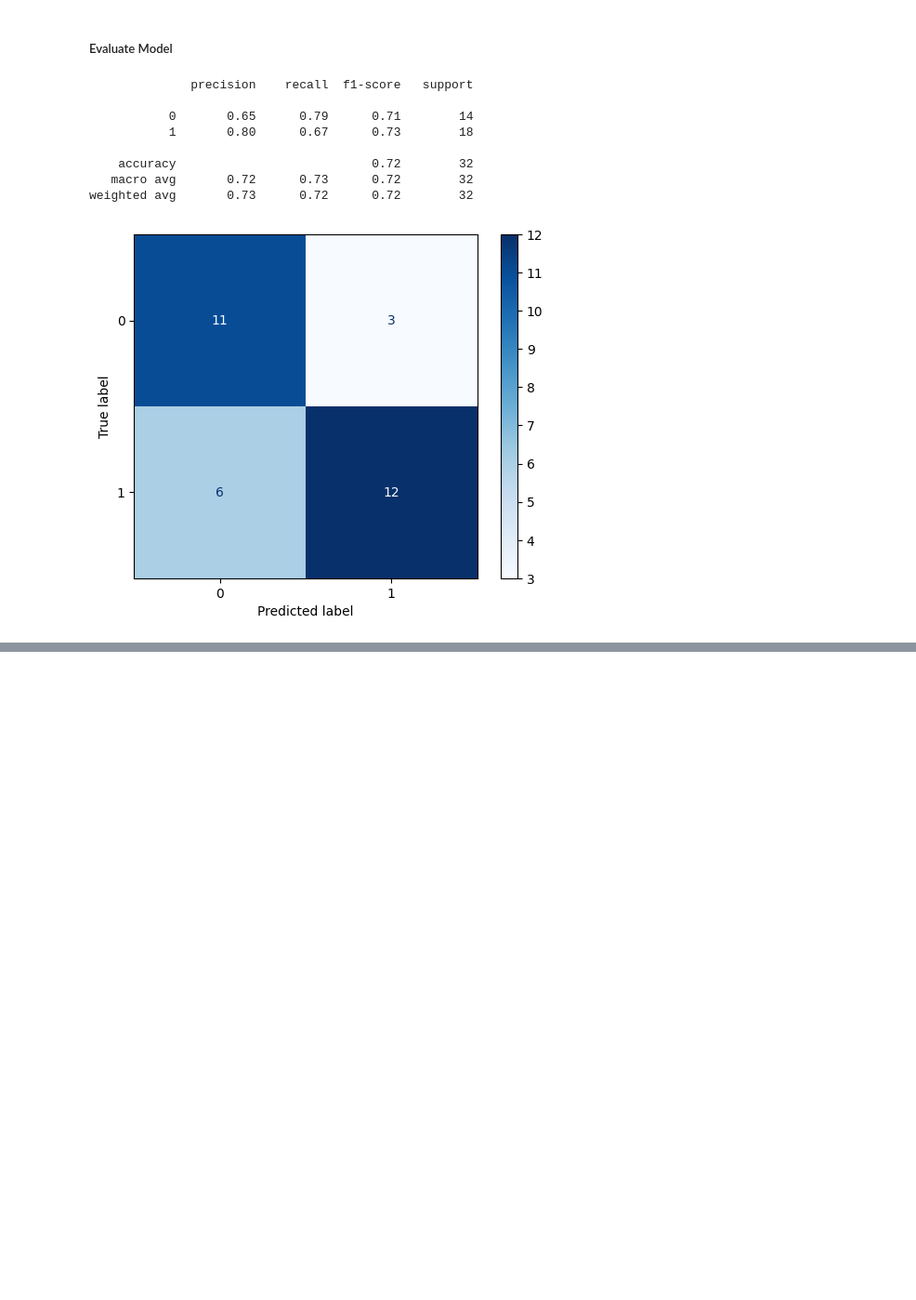
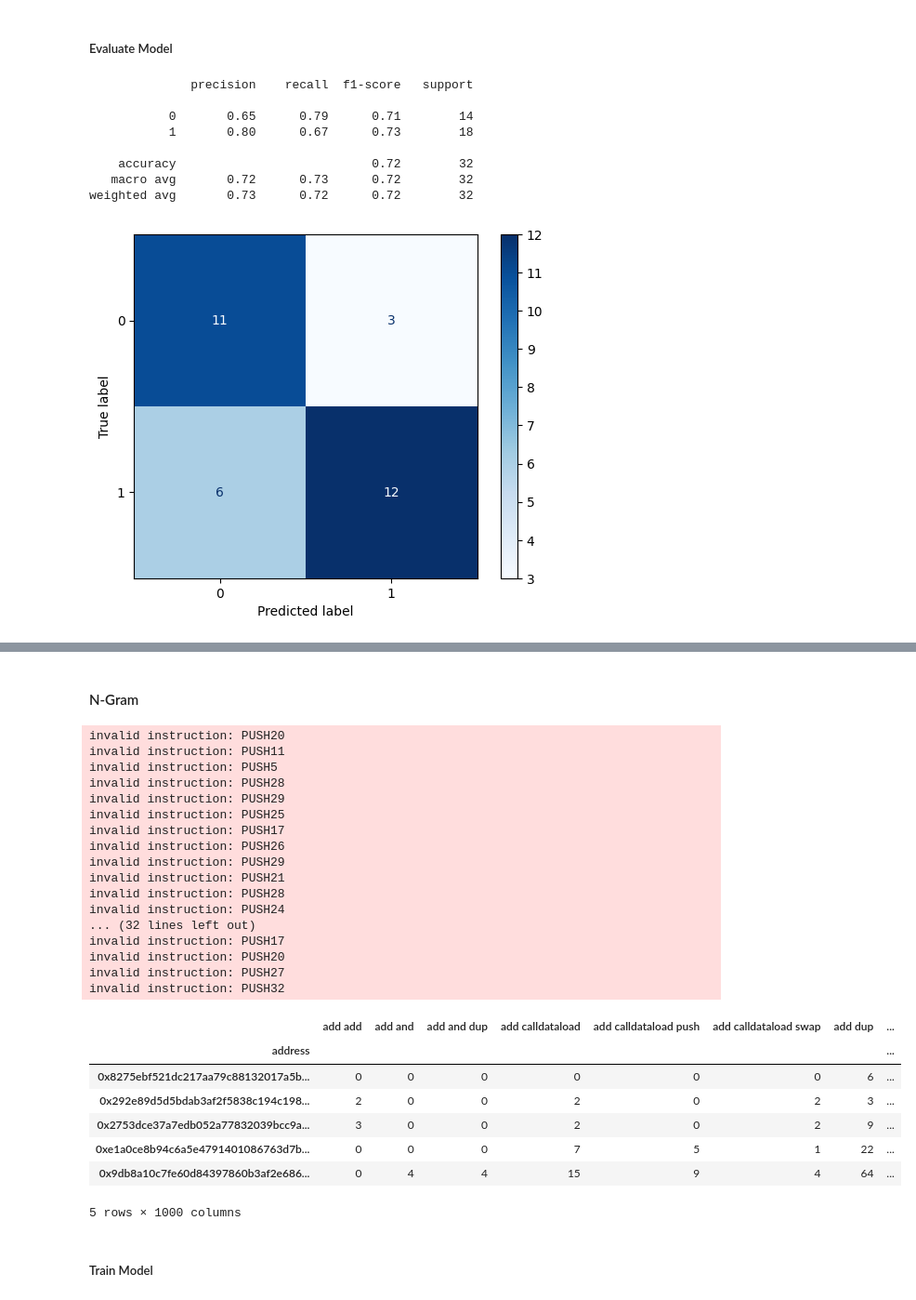
Before and after one commit to patorsiang/rugpull-detection-msc-kent-2025, a Jupyter notebook: ml/notebooks/experiment/1_groundtruth_with_large/__main__.ipynb, the cells around one changed output, grey strips where cells are left out. Shown at 93% size. Drawn from its saved outputs; the diff is of its cells as text; code cells hidden in the pictures; blank space fills up the shorter version.

Commit message:
chore: model for psudo labeling

```diff
--- a/ml/notebooks/experiment/1_groundtruth_with_large/__main__.ipynb
+++ b/ml/notebooks/experiment/1_groundtruth_with_large/__main__.ipynb
@@ -439,0 +245,2 @@ with open(os.path.join(SAVE_PATH, f"{name}-feature.json"), "w") as fout:
+# %% [markdown]
+#### N-Gram
@@ -439,0 +251,30 @@ with open(os.path.join(SAVE_PATH, f"{name}-feature.json"), "w") as fout:
+# %%
+X  = get_n_grams_from_files(hex_files)
+cols = X.columns
+X.head()
+# %% [output]
+invalid instruction: PUSH20
+invalid instruction: PUSH11
+invalid instruction: PUSH5
+invalid instruction: PUSH28
+invalid instruction: PUSH29
+invalid instruction: PUSH25
+invalid instruction: PUSH17
+invalid instruction: PUSH26
+invalid instruction: PUSH29
+invalid instruction: PUSH21
+invalid instruction: PUSH28
+invalid instruction: PUSH24
+... (32 lines left out)
+invalid instruction: PUSH17
+invalid instruction: PUSH20
+invalid instruction: PUSH27
+invalid instruction: PUSH32
+|  | add add | add and | add and dup | add calldataload | add calldataload push | add calldataload swap | add dup | ... |
+| address |  |  |  |  |  |  |  | ... |
+| 0x8275ebf521dc217aa79c88132017a5b... | 0 | 0 | 0 | 0 | 0 | 0 | 6 | ... |
+| 0x292e89d5d5bdab3af2f5838c194c198... | 2 | 0 | 0 | 2 | 0 | 2 | 3 | ... |
+| 0x2753dce37a7edb052a77832039bcc9a... | 3 | 0 | 0 | 2 | 0 | 2 | 9 | ... |
+| 0xe1a0ce8b94c6a5e4791401086763d7b... | 0 | 0 | 0 | 7 | 5 | 1 | 22 | ... |
+| 0x9db8a10c7fe60d84397860b3af2e686... | 0 | 4 | 4 | 15 | 9 | 4 | 64 | ... |
+5 rows × 1000 columns
@@ -439,0 +285,2 @@ with open(os.path.join(SAVE_PATH, f"{name}-feature.json"), "w") as fout:
+# %% [markdown]
+##### Train Model
```
Also changed, not shown: parts of 54 cells of this notebook, 13 other files.
